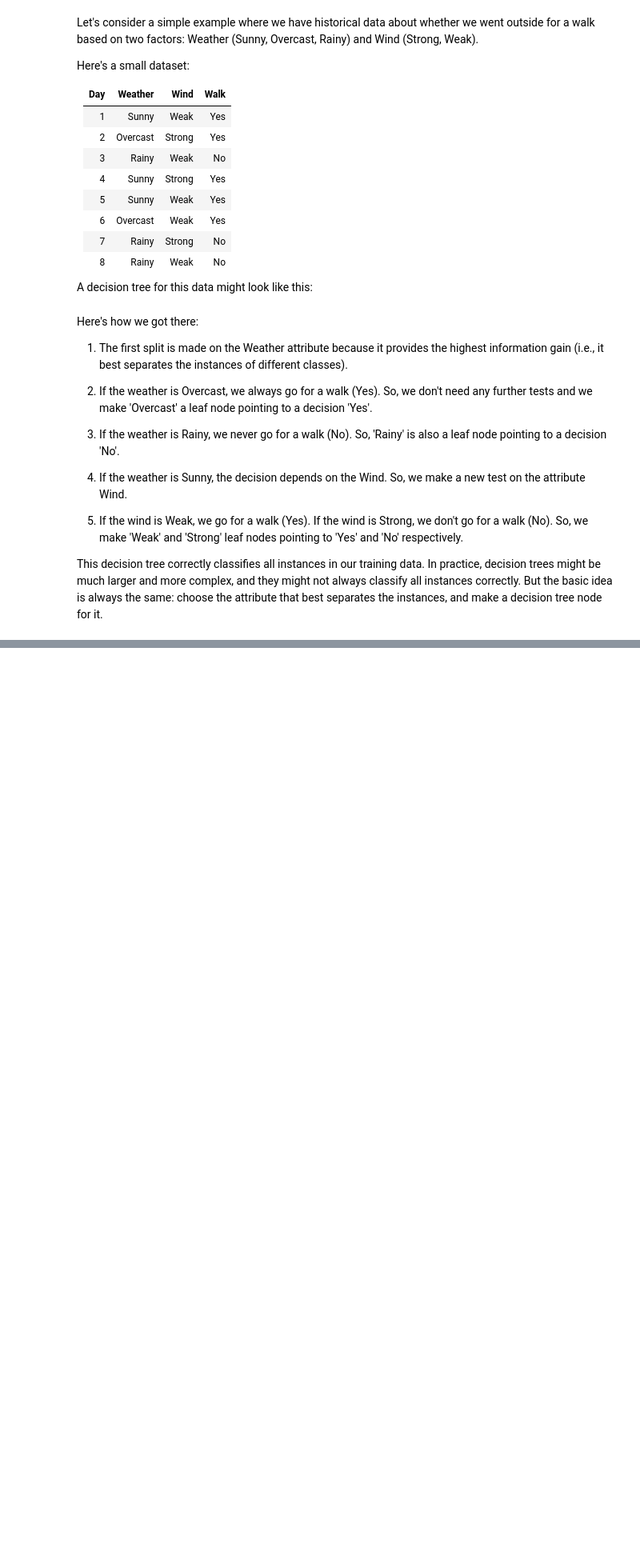
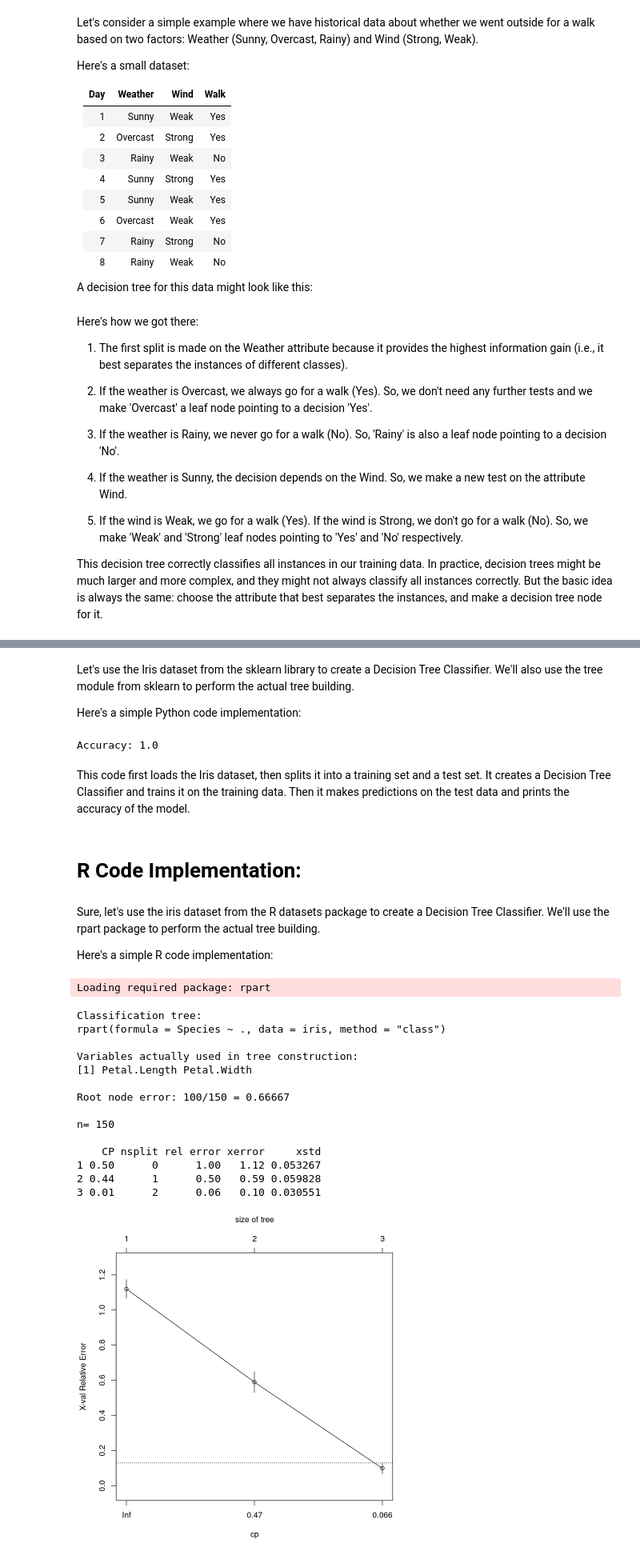
Before and after one commit to Ahmad10Raza/MindsForge-Unveiling-the-World-of-ML-Deep-Learning-and-Data, a Jupyter notebook: Machine Learnings/03. Supervised Learning Algorithms/04. Decision Trees.ipynb, the cells around one changed output, grey strips where cells are left out. Shown: that part at 80% size. Saved outputs shown, nothing was run; the diff lists cells and outputs as text; code cells hidden in the pictures; blank space fills up the shorter version.

```diff
--- a/Machine Learnings/03. Supervised Learning Algorithms/04. Decision Trees.ipynb
+++ b/Machine Learnings/03. Supervised Learning Algorithms/04. Decision Trees.ipynb
@@ -102,0 +260,74 @@ This decision tree correctly classifies all instances in our training data. In p
+# %% [markdown]
+Let's use the Iris dataset from the sklearn library to create a Decision Tree Classifier. We'll also use the tree module from sklearn to perform the actual tree building.
+
+Here's a simple Python code implementation:
+# %%
+from sklearn.datasets import load_iris
+from sklearn.model_selection import train_test_split
+from sklearn.tree import DecisionTreeClassifier
+from sklearn.metrics import accuracy_score
+
+# Load the iris dataset
+iris = load_iris()
+X = iris.data
+y = iris.target
+
+# Split the dataset into a training set and a test set
+X_train, X_test, y_train, y_test = train_test_split(X, y, test_size=0.2, random_state=42)
+
+# Create a Decision Tree Classifier object
+clf = DecisionTreeClassifier()
+
+# Train the Decision Tree Classifier
+clf = clf.fit(X_train,y_train)
+
+# Predict the response for test dataset
+y_pred = clf.predict(X_test)
+
+# Model Accuracy
+print("Accuracy:", accuracy_score(y_test, y_pred))
+# %% [output]
+Accuracy: 1.0
+# %% [markdown]
+
+
+This code first loads the Iris dataset, then splits it into a training set and a test set. It creates a Decision Tree Classifier and trains it on the training data. Then it makes predictions on the test data and prints the accuracy of the model.
+# %% [markdown]
+# R Code Implementation:
+# %% [markdown]
+Sure, let's use the iris dataset from the R datasets package to create a Decision Tree Classifier. We'll use the rpart package to perform the actual tree building.
+
+Here's a simple R code implementation:
+# %%
+# Install and load necessary packages
+if (!require(rpart)) install.packages('rpart')
+library(rpart)
+
+# Load the iris dataset
+data(iris)
+
+# Create a Decision Tree model
+fit <- rpart(Species ~ ., data = iris, method = "class")
+
+# Print the resulting tree
+printcp(fit)
+
+# Plot the resulting tree
+plotcp(fit)
+# %% [output]
+Loading required package: rpart
+Classification tree:
+rpart(formula = Species ~ ., data = iris, method = "class")
+
+Variables actually used in tree construction:
+[1] Petal.Length Petal.Width
+
+Root node error: 100/150 = 0.66667
+
+n= 150
+
+    CP nsplit rel error xerror     xstd
+1 0.50      0      1.00   1.12 0.053267
+2 0.44      1      0.50   0.59 0.059828
+3 0.01      2      0.06   0.10 0.030551
+[figure, added]
```
Also changed, not shown: parts of 27 cells of this notebook.
